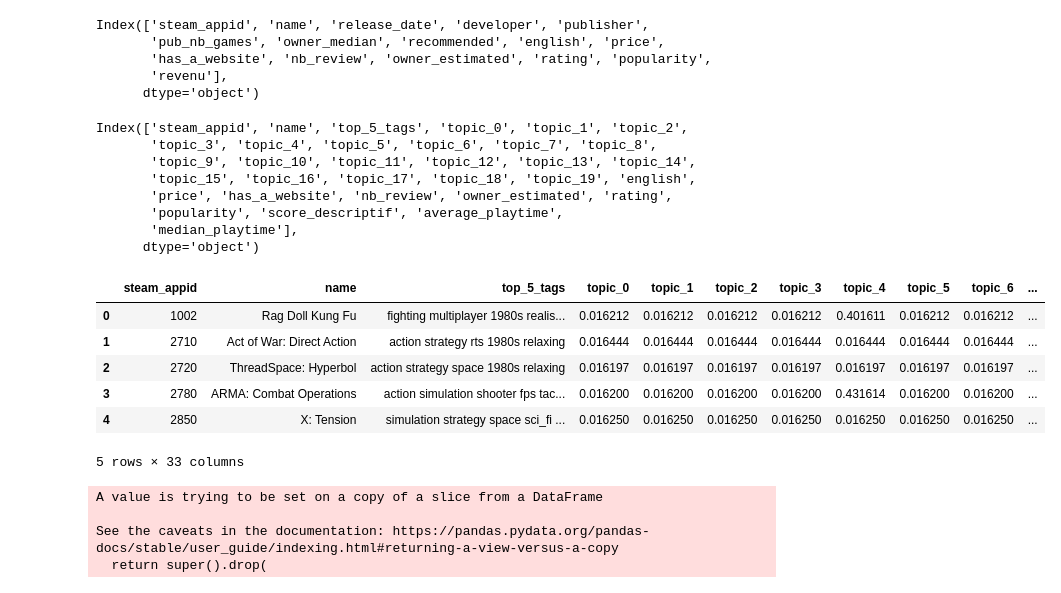
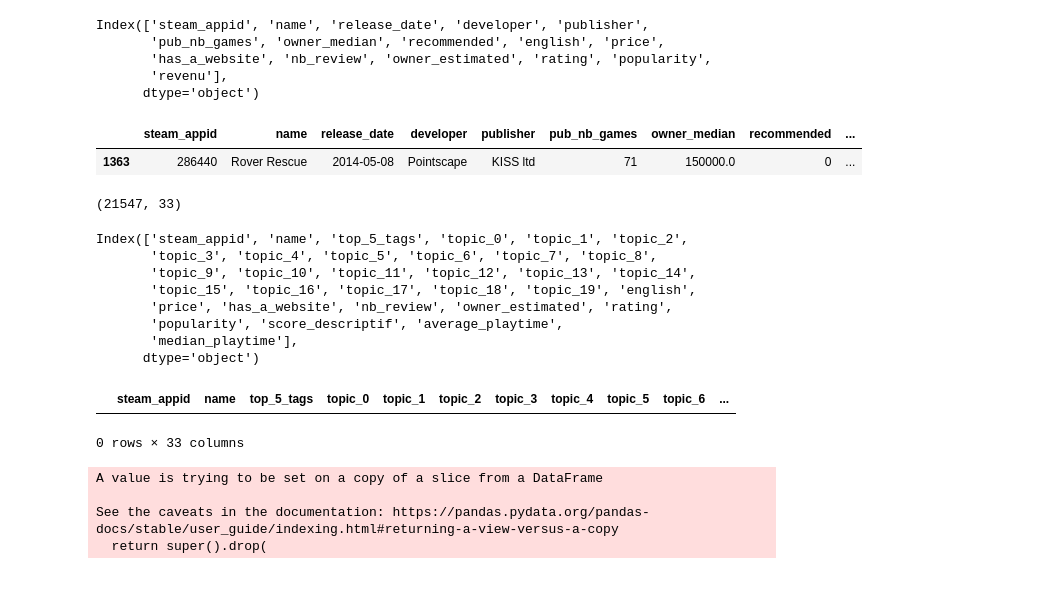
Before and after one commit to Rvanelven/steamator, a Jupyter notebook: notebooks/mathieu_#46_Creation_differents_datasets.ipynb, the cells around one changed output. Saved outputs shown, nothing was run; the diff lists cells and outputs as text; code cells hidden in the pictures.

```diff
--- a/notebooks/mathieu_#46_Creation_differents_datasets.ipynb
+++ b/notebooks/mathieu_#46_Creation_differents_datasets.ipynb
@@ -442,27 +458,31 @@ Index(['steam_appid', 'name', 'release_date', 'developer', 'publisher',
       dtype='object')
 # %%
 tmp = pd.read_csv('../raw_data/data_final_indé_big.csv')
+# %%
+df_tmp[df_tmp['name'] == 'Rover Rescue']
+# %% [output]
+|  | steam_appid | name | release_date | developer | publisher | pub_nb_games | owner_median | recommended | ... |
+| 1363 | 286440 | Rover Rescue | 2014-05-08 | Pointscape | KISS ltd | 71 | 150000.0 | 0 | ... |
 # %%
-tmp.columns
+tmp.shape
 # %% [output]
-Index(['steam_appid', 'name', 'top_5_tags', 'topic_0', 'topic_1', 'topic_2',
-       'topic_3', 'topic_4', 'topic_5', 'topic_6', 'topic_7', 'topic_8',
-       'topic_9', 'topic_10', 'topic_11', 'topic_12', 'topic_13', 'topic_14',
-       'topic_15', 'topic_16', 'topic_17', 'topic_18', 'topic_19', 'english',
-       'price', 'has_a_website', 'nb_review', 'owner_estimated', 'rating',
-       'popularity', 'score_descriptif', 'average_playtime',
-       'median_playtime'],
-      dtype='object')
+(21547, 33)
+# %%
+tmp.columns
+# %% [output]
+Index(['steam_appid', 'name', 'top_5_tags', 'topic_0', 'topic_1', 'topic_2',
+       'topic_3', 'topic_4', 'topic_5', 'topic_6', 'topic_7', 'topic_8',
+       'topic_9', 'topic_10', 'topic_11', 'topic_12', 'topic_13', 'topic_14',
+       'topic_15', 'topic_16', 'topic_17', 'topic_18', 'topic_19', 'english',
+       'price', 'has_a_website', 'nb_review', 'owner_estimated', 'rating',
+       'popularity', 'score_descriptif', 'average_playtime',
+       'median_playtime'],
+      dtype='object')
 # %%
-tmp.head()
+tmp[tmp['owner_estimated'] == 102937.0]
 # %% [output]
 |  | steam_appid | name | top_5_tags | topic_0 | topic_1 | topic_2 | topic_3 | topic_4 | topic_5 | topic_6 | ... |
-| 0 | 1002 | Rag Doll Kung Fu | fighting multiplayer 1980s realis... | 0.016212 | 0.016212 | 0.016212 | 0.016212 | 0.401611 | 0.016212 | 0.016212 | ... |
-| 1 | 2710 | Act of War: Direct Action | action strategy rts 1980s relaxing | 0.016444 | 0.016444 | 0.016444 | 0.016444 | 0.016444 | 0.016444 | 0.016444 | ... |
-| 2 | 2720 | ThreadSpace: Hyperbol | action strategy space 1980s relaxing | 0.016197 | 0.016197 | 0.016197 | 0.016197 | 0.016197 | 0.016197 | 0.016197 | ... |
-| 3 | 2780 | ARMA: Combat Operations | action simulation shooter fps tac... | 0.016200 | 0.016200 | 0.016200 | 0.016200 | 0.431614 | 0.016200 | 0.016200 | ... |
-| 4 | 2850 | X: Tension | simulation strategy space sci_fi ... | 0.016250 | 0.016250 | 0.016250 | 0.016250 | 0.016250 | 0.016250 | 0.016250 | ... |
-5 rows × 33 columns
+0 rows × 33 columns
 # %%
 a_tmp = a_df[['steam_appid','owner_median','release_date']]
 # %%
```
Also changed, not shown: parts of 12 cells of this notebook, 2 other files.
